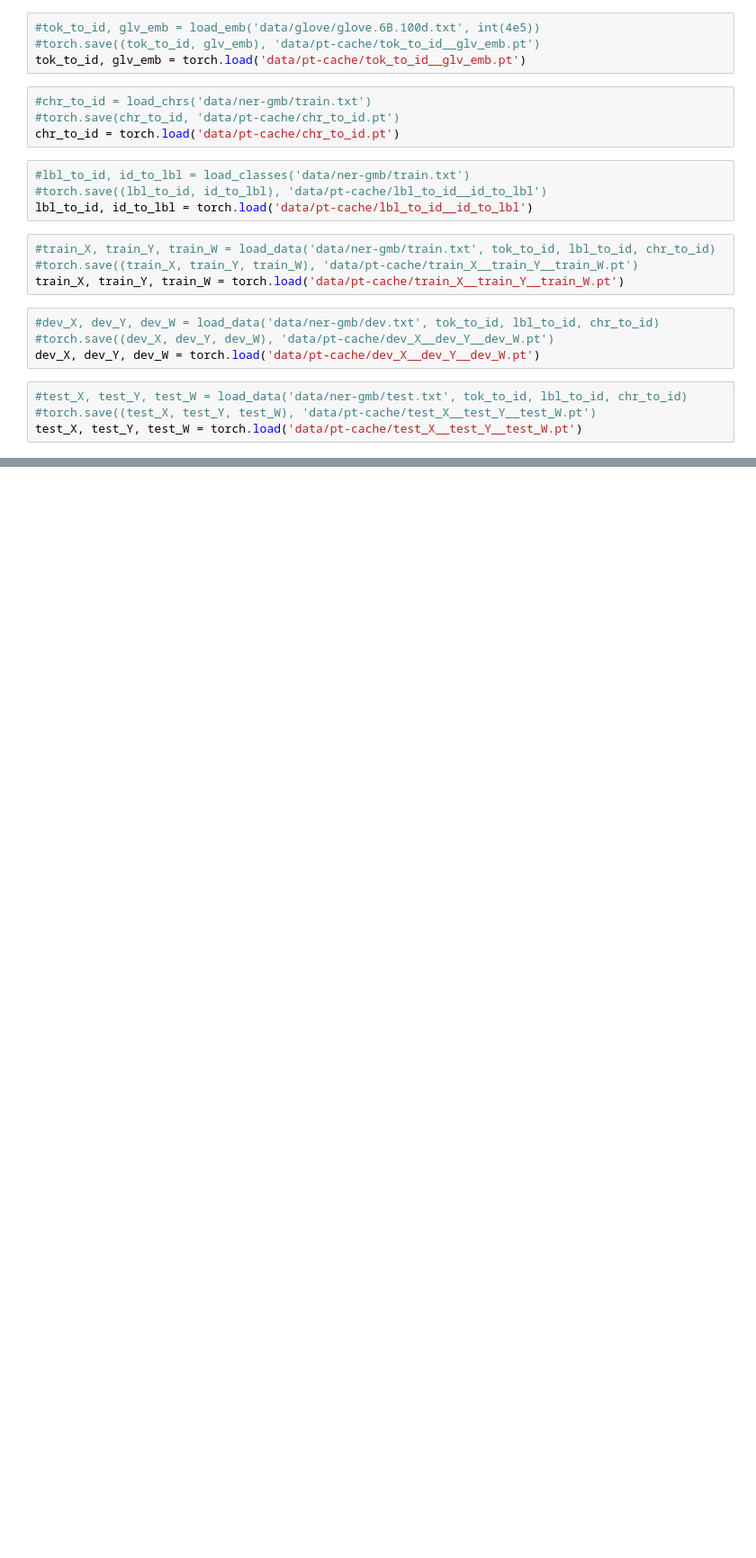
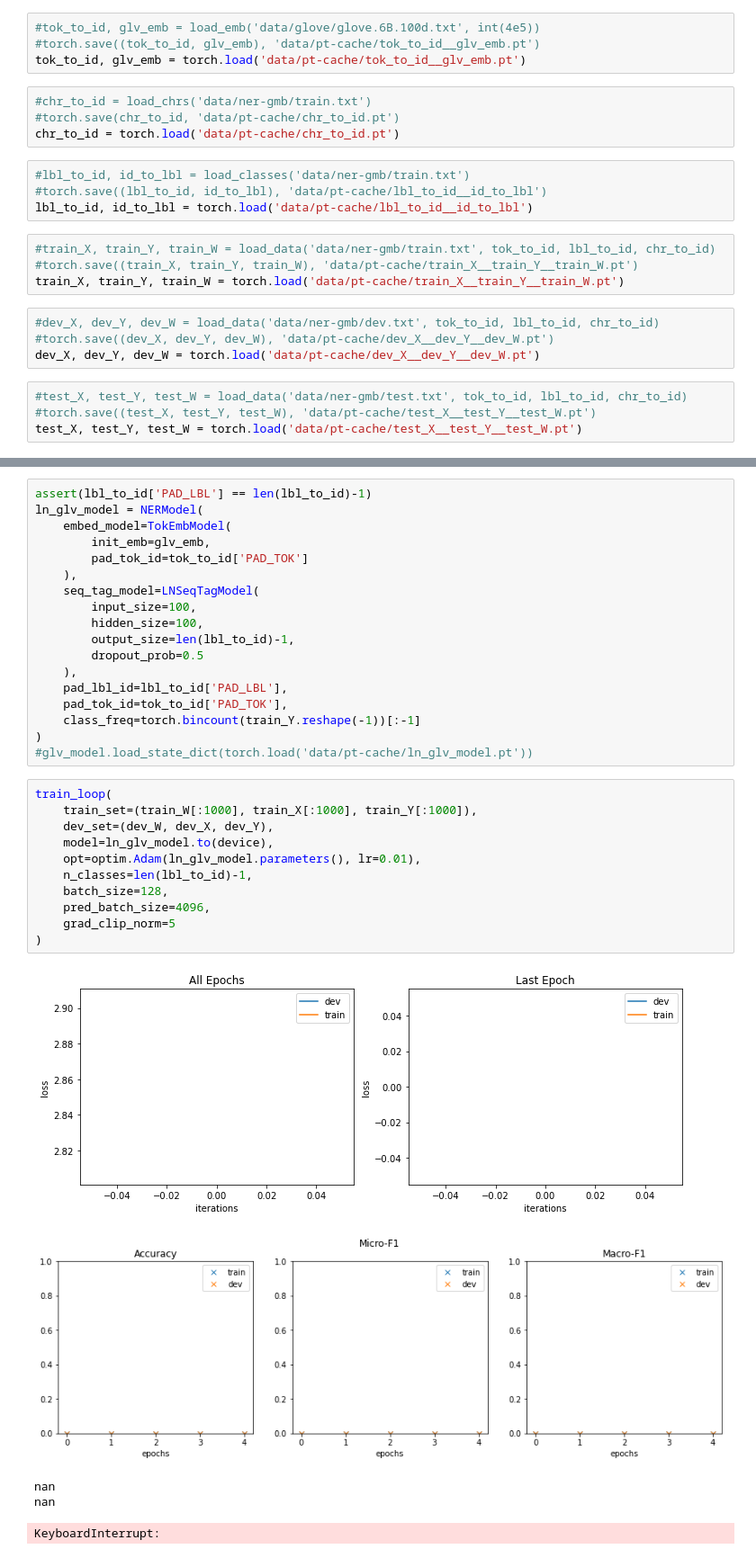
Before and after one commit to rishabh-ranjan/col870-deep-learning, a Jupyter notebook: A1/LSTM-CRF/lstm-crf.ipynb, the cells around one changed output, grey strips where cells are left out. Shown at 90% size. Saved outputs shown, nothing was run; the diff lists cells and outputs as text; blank space fills up the shorter version.

```diff
--- a/A1/LSTM-CRF/lstm-crf.ipynb
+++ b/A1/LSTM-CRF/lstm-crf.ipynb
@@ -113,0 +285,35 @@ KeyboardInterrupt:
+# %%
+assert(lbl_to_id['PAD_LBL'] == len(lbl_to_id)-1)
+ln_glv_model = NERModel(
+    embed_model=TokEmbModel(
+        init_emb=glv_emb,
+        pad_tok_id=tok_to_id['PAD_TOK']
+    ),
+    seq_tag_model=LNSeqTagModel(
+        input_size=100,
+        hidden_size=100,
+        output_size=len(lbl_to_id)-1,
+        dropout_prob=0.5
+    ),
+    pad_lbl_id=lbl_to_id['PAD_LBL'],
+    pad_tok_id=tok_to_id['PAD_TOK'],
+    class_freq=torch.bincount(train_Y.reshape(-1))[:-1]
+)
+#glv_model.load_state_dict(torch.load('data/pt-cache/ln_glv_model.pt'))
+# %%
+train_loop(
+    train_set=(train_W[:1000], train_X[:1000], train_Y[:1000]),
+    dev_set=(dev_W, dev_X, dev_Y),
+    model=ln_glv_model.to(device),
+    opt=optim.Adam(ln_glv_model.parameters(), lr=0.01),
+    n_classes=len(lbl_to_id)-1,
+    batch_size=128,
+    pred_batch_size=4096,
+    grad_clip_norm=5
+)
+# %% [output]
+[figure, added]
+[figure, added]
+nan
+nan
+KeyboardInterrupt:
```
Also changed, not shown: parts of 16 cells of this notebook, 1 other file.
